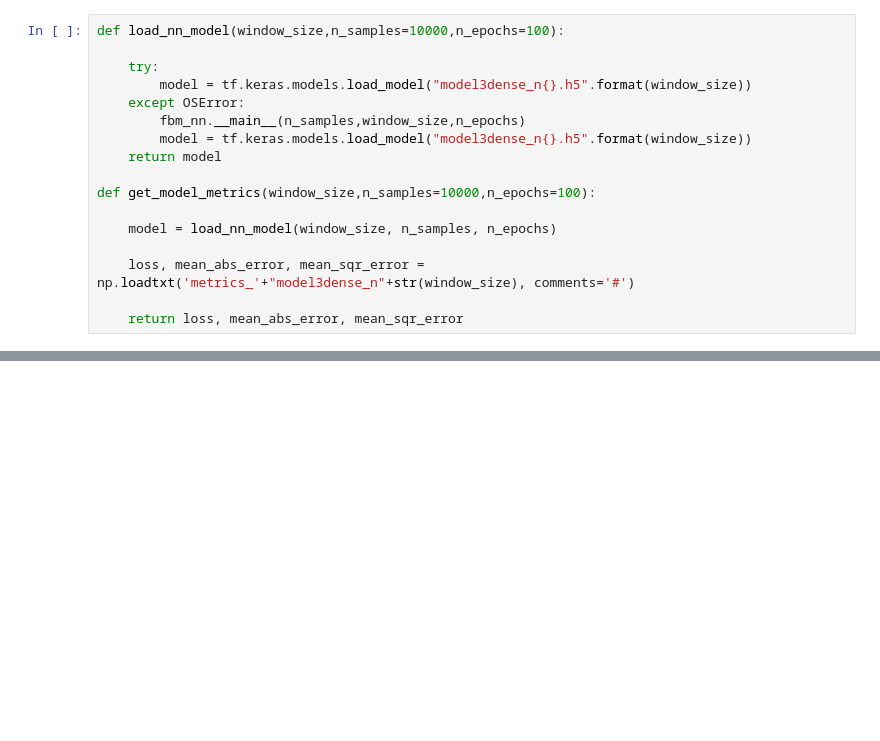
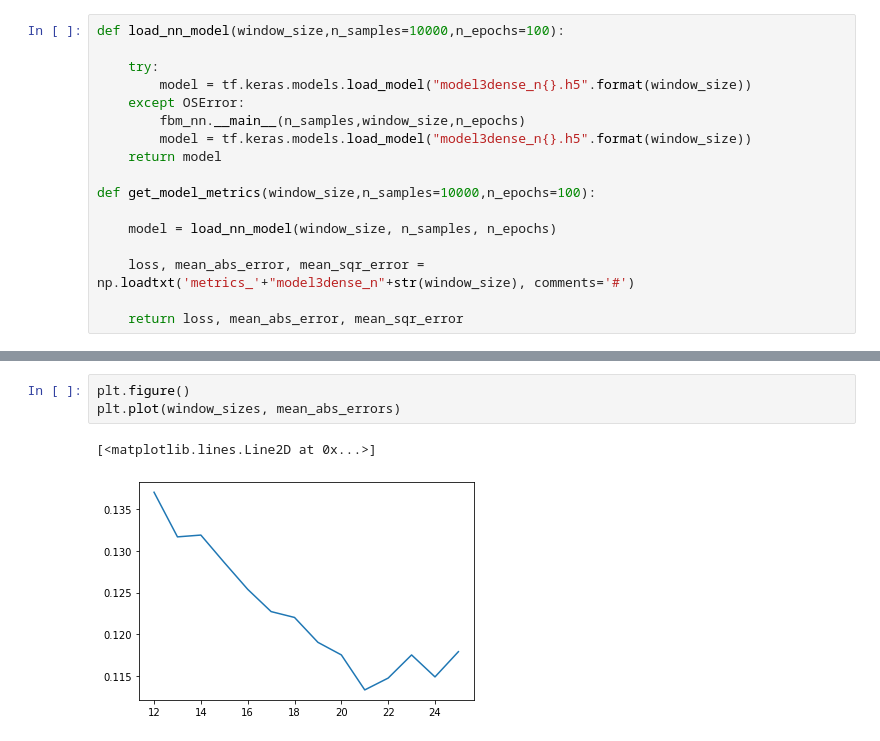
Before and after one commit to paulvautravers/Mphys-Sem-1, a Jupyter notebook: window_size_evaluation.ipynb, the cells around one changed output, grey strips where cells are left out. Saved outputs shown, nothing was run; the diff lists cells and outputs as text; blank space fills up the shorter version.

```diff
--- a/window_size_evaluation.ipynb
+++ b/window_size_evaluation.ipynb
@@ -54 +51,7 @@ Epoch 23/100
+# %%
+plt.figure()
+plt.plot(window_sizes, mean_abs_errors)
+# %% [output]
+[<matplotlib.lines.Line2D at 0x...>]
+[figure, added]
 # %%
```
Also changed, not shown: parts of 9 cells of this notebook.
